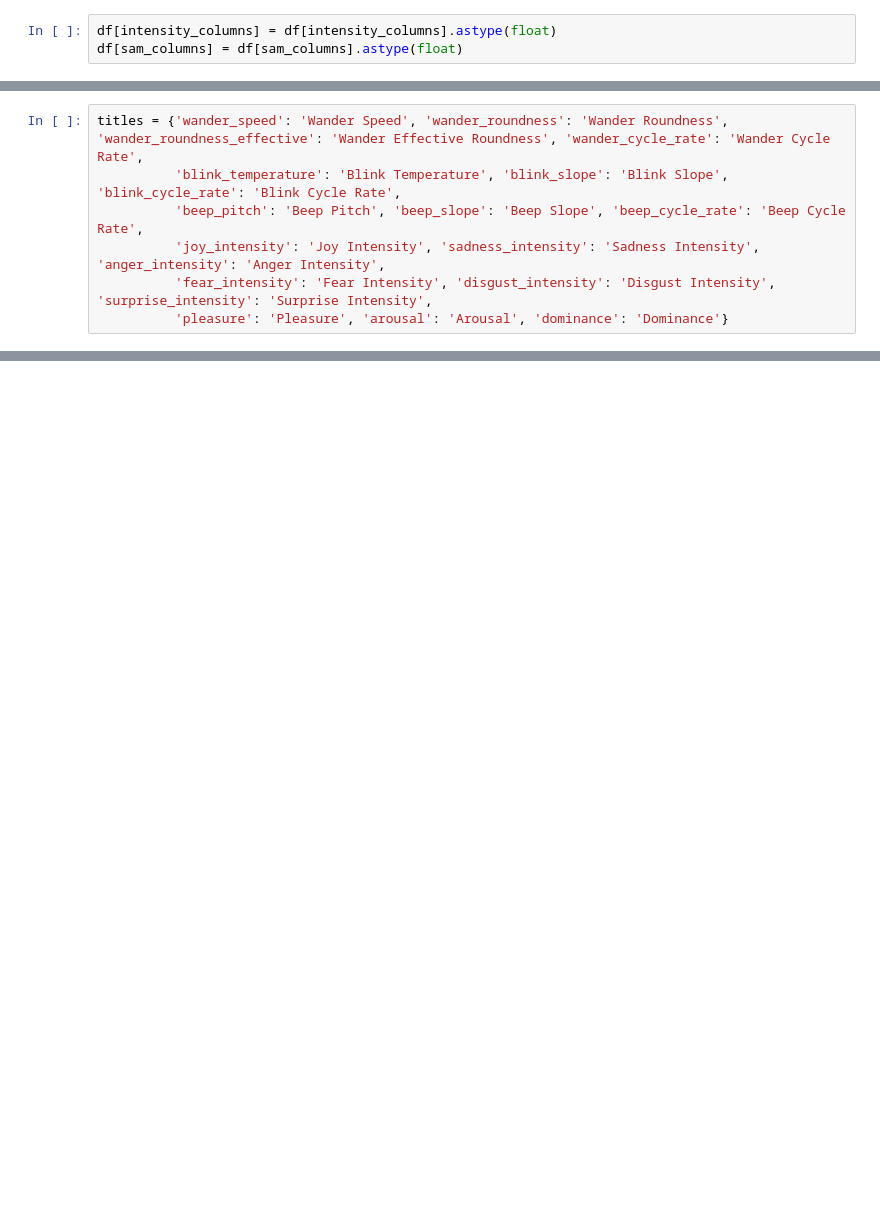
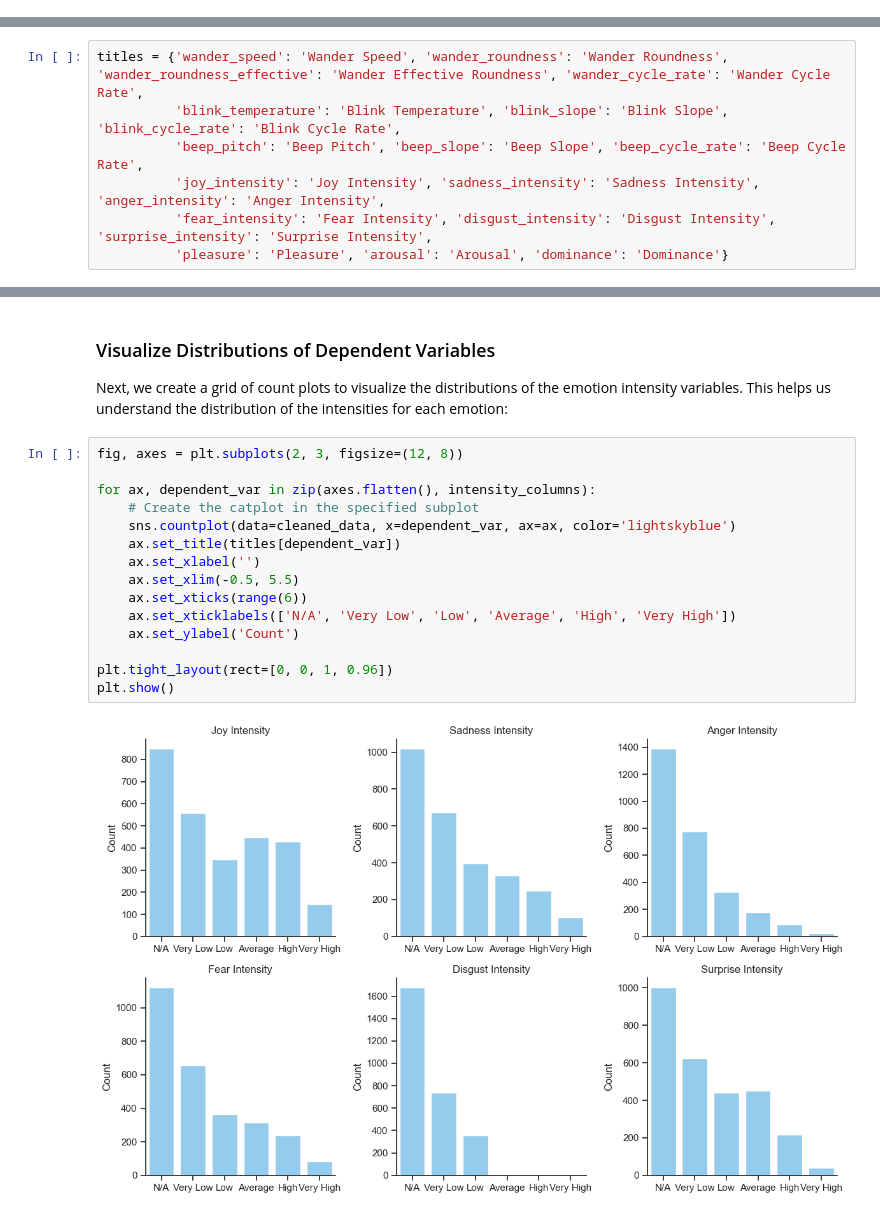
Before and after one commit to fcortevargas/Thesis, a Jupyter notebook: Data Analysis/Analysis/rating_analysis_interval.ipynb, the cells around one changed output, grey strips where cells are left out. Cells and saved outputs as stored; diff of their text form; blank space fills up the shorter version.

```diff
--- a/Data Analysis/Analysis/rating_analysis_interval.ipynb
+++ b/Data Analysis/Analysis/rating_analysis_interval.ipynb
@@ -68,3 +22,0 @@ num_dependent_numeric_variables = len(dependent_numeric_variables)
-# %%
-df[intensity_columns] = df[intensity_columns].astype(float)
-df[sam_columns] = df[sam_columns].astype(float)
@@ -624,0 +189,21 @@ Output 1: 5.34
+# %% [markdown]
+### Visualize Distributions of Dependent Variables
+
+Next, we create a grid of count plots to visualize the distributions of the emotion intensity variables. This helps us understand the distribution of the intensities for each emotion:
+# %%
+fig, axes = plt.subplots(2, 3, figsize=(12, 8))
+
+for ax, dependent_var in zip(axes.flatten(), intensity_columns):
+    # Create the catplot in the specified subplot
+    sns.countplot(data=cleaned_data, x=dependent_var, ax=ax, color='lightskyblue')
+    ax.set_title(titles[dependent_var])
+    ax.set_xlabel('')
+    ax.set_xlim(-0.5, 5.5)
+    ax.set_xticks(range(6))
+    ax.set_xticklabels(['N/A', 'Very Low', 'Low', 'Average', 'High', 'Very High'])
+    ax.set_ylabel('Count')
+
+plt.tight_layout(rect=[0, 0, 1, 0.96])
+plt.show()
+# %% [output]
+[figure, added]
```
Also changed, not shown: parts of 149 cells of this notebook, 1 other file.
